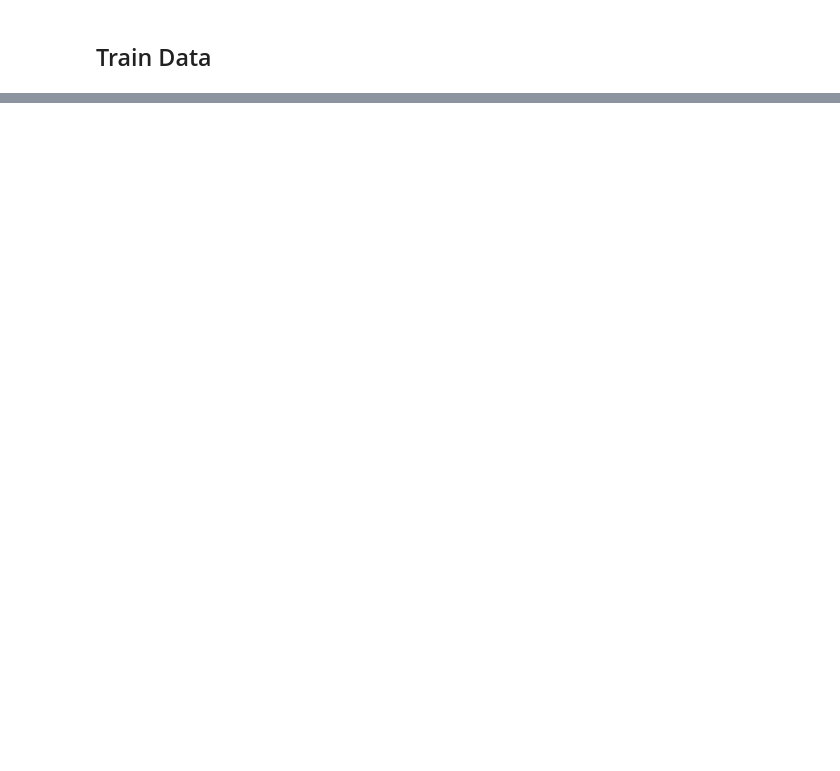
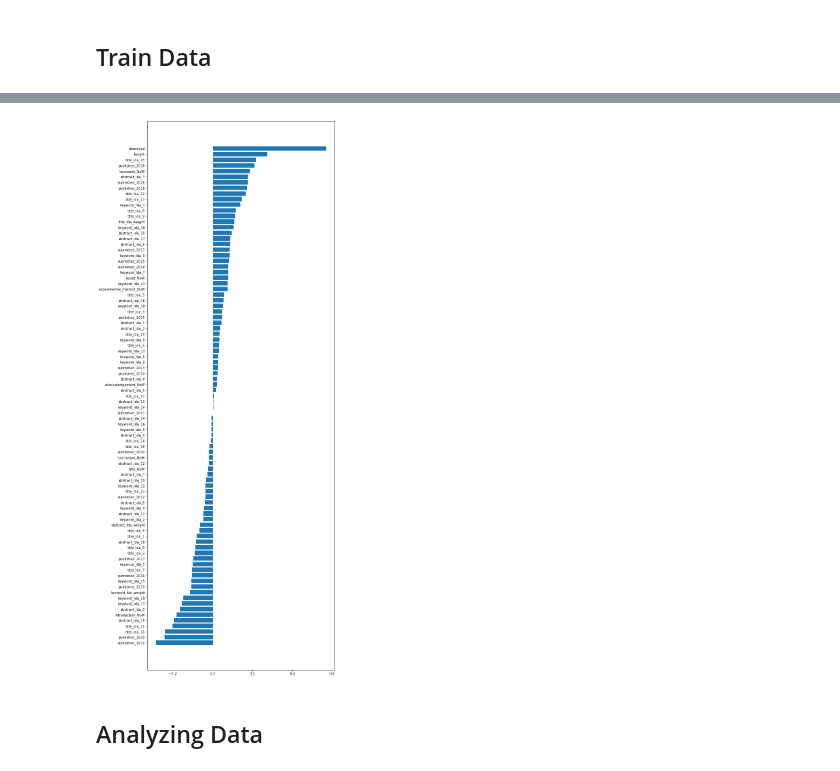
Before and after one commit to alxrpatrick/Skripsi, a Jupyter notebook: Skripsi.ipynb, the cells around one changed output, grey strips where cells are left out. Drawn from its saved outputs; the diff is of its cells as text; code cells hidden in the pictures; blank space fills up the shorter version.

```diff
--- a/Skripsi.ipynb
+++ b/Skripsi.ipynb
@@ -416,0 +1665,2 @@ ValueError: could not convert string to float: '<p>Hydrogen is one of chemical i
+# %%
+lr.fit(X_train, y_train)
@@ -416,0 +1673,3 @@ ValueError: could not convert string to float: '<p>Hydrogen is one of chemical i
+# %%
+# get importance
+importance = lr.coef_[0]
@@ -416,0 +1697,2 @@ ValueError: could not convert string to float: '<p>Hydrogen is one of chemical i
+# %%
+feature_importance = pd.DataFrame({'features':X_train.columns, 'importance':importance})
@@ -416,0 +1737,2 @@ ValueError: could not convert string to float: '<p>Hydrogen is one of chemical i
+# %%
+fi_sorted = feature_importance.sort_values('importance')
@@ -416,0 +1755,9 @@ ValueError: could not convert string to float: '<p>Hydrogen is one of chemical i
+# %%
+# plot feature importance
+plt.figure(figsize=(10,30))
+plt.barh(fi_sorted['features'], fi_sorted['importance'])
+plt.show()
+# %% [output]
+[figure, added]
+# %% [markdown]
+## Analyzing Data
```
Also changed, not shown: parts of 285 cells of this notebook.
